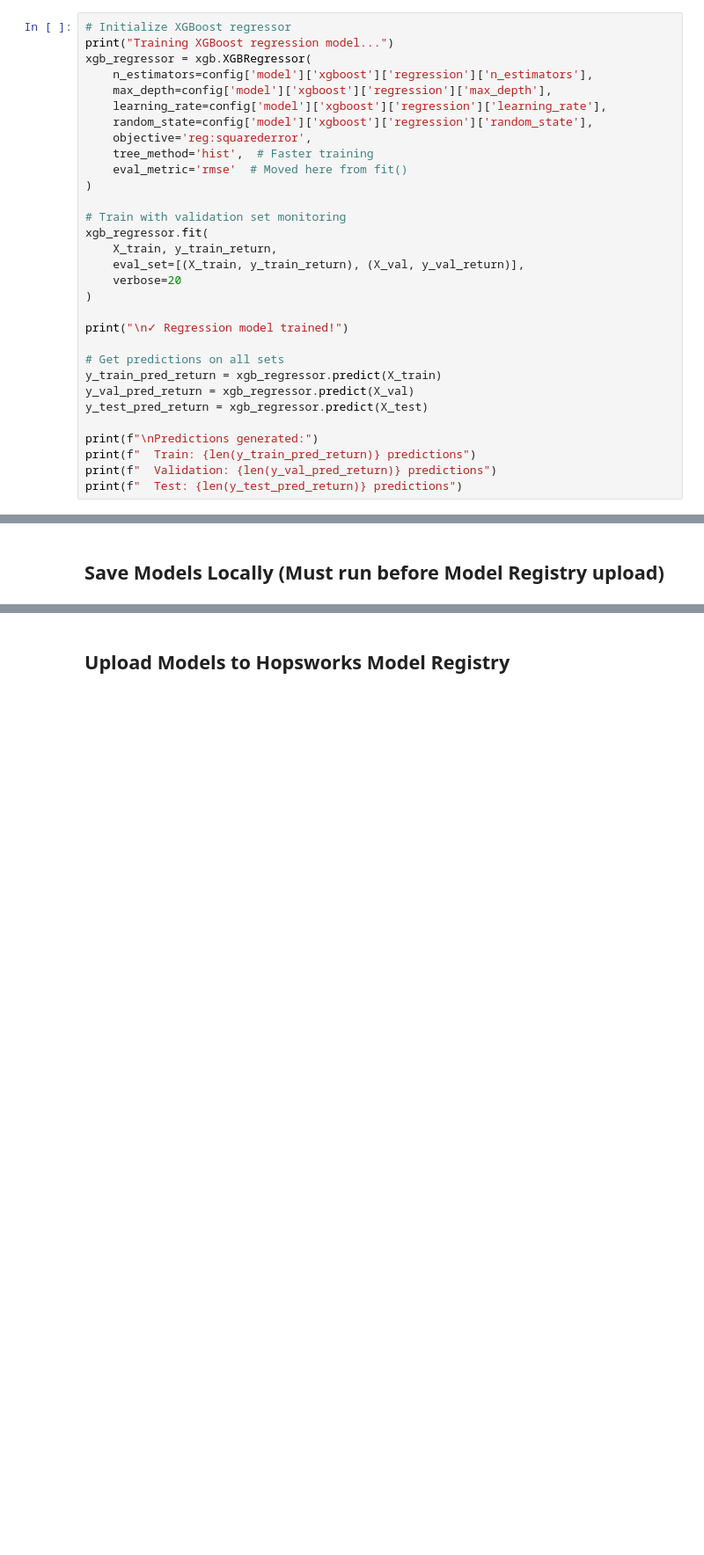
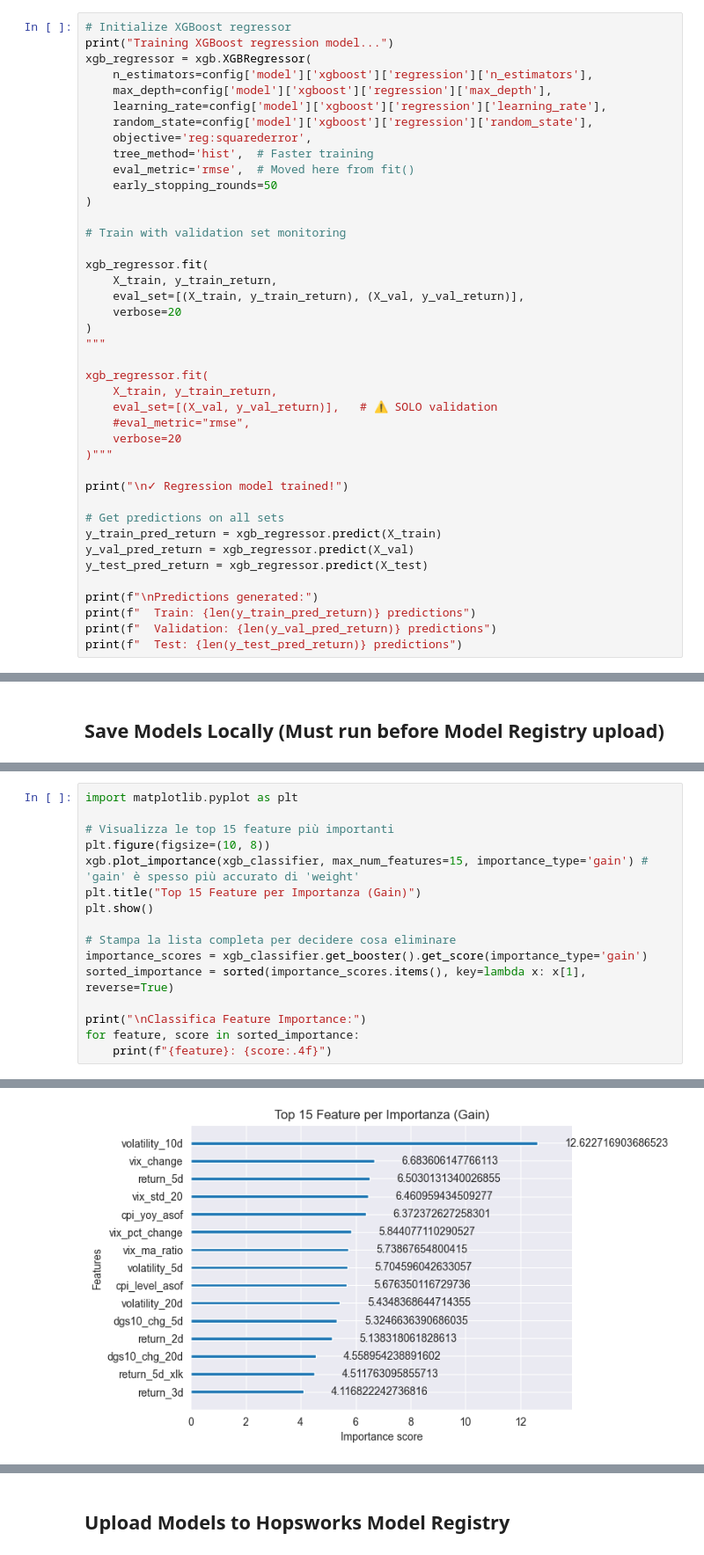
Before and after one commit to Zedel17/ProjectsScalable, a Jupyter notebook: notebooks/7_training.ipynb, the cells around one changed output, grey strips where cells are left out. Shown at 88% size. Drawn from its saved outputs; the diff is of its cells as text; blank space fills up the shorter version.

```diff
--- a/notebooks/7_training.ipynb
+++ b/notebooks/7_training.ipynb
@@ -167,15 +229,25 @@ xgb_regressor = xgb.XGBRegressor(
     random_state=config['model']['xgboost']['regression']['random_state'],
     objective='reg:squarederror',
     tree_method='hist',  # Faster training
-    eval_metric='rmse'  # Moved here from fit()
+    eval_metric='rmse',  # Moved here from fit()
+    early_stopping_rounds=50
 )
 
 # Train with validation set monitoring
+
 xgb_regressor.fit(
     X_train, y_train_return,
     eval_set=[(X_train, y_train_return), (X_val, y_val_return)],
     verbose=20
 )
+"""
+
+xgb_regressor.fit(
+    X_train, y_train_return,
+    eval_set=[(X_val, y_val_return)],   # ⚠️ SOLO validation
+    #eval_metric="rmse",
+    verbose=20
+)"""
 
 print("\n✓ Regression model trained!")
 
@@ -533,0 +744,17 @@ print("="*60)
+# %%
+import matplotlib.pyplot as plt
+
+# Visualizza le top 15 feature più importanti
+plt.figure(figsize=(10, 8))
+xgb.plot_importance(xgb_classifier, max_num_features=15, importance_type='gain') # 'gain' è spesso più accurato di 'weight'
+plt.title("Top 15 Feature per Importanza (Gain)")
+plt.show()
+
+# Stampa la lista completa per decidere cosa eliminare
+importance_scores = xgb_classifier.get_booster().get_score(importance_type='gain')
+sorted_importance = sorted(importance_scores.items(), key=lambda x: x[1], reverse=True)
+
+print("\nClassifica Feature Importance:")
+for feature, score in sorted_importance:
+    print(f"{feature}: {score:.4f}")
+# %% [output]
@@ -533,0 +762 @@ print("="*60)
+[figure, added]
```
Also changed, not shown: parts of 17 cells of this notebook, 4 other files.
